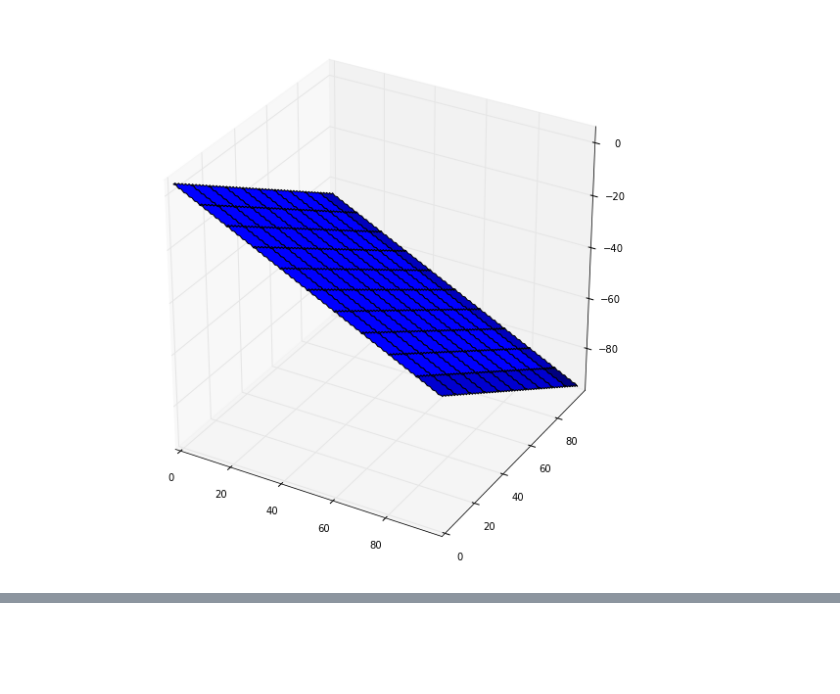
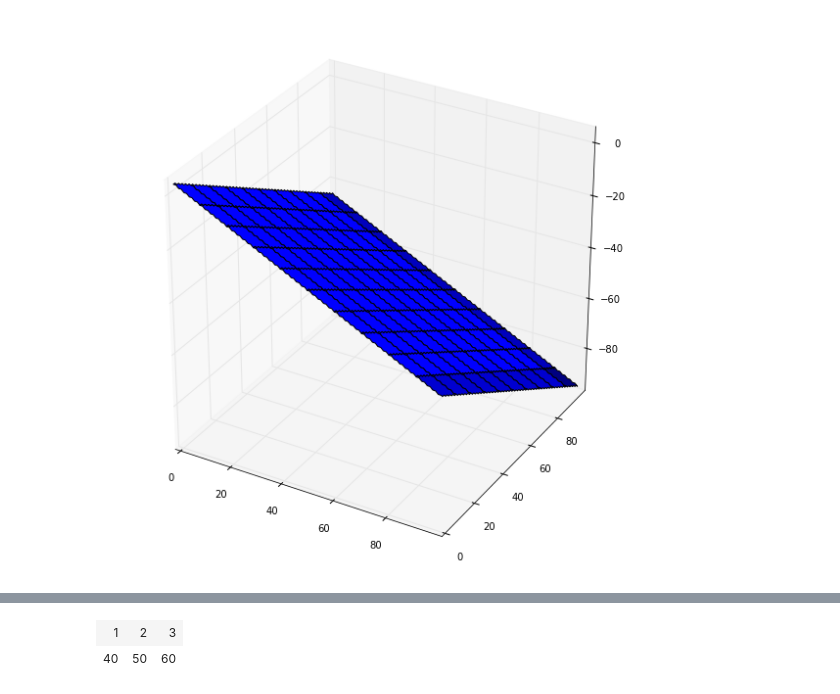
Before and after one commit to calebmadrigal/math-with-python, a Jupyter notebook: Scratch.ipynb, the cells around one changed output, grey strips where cells are left out. Saved outputs shown, nothing was run; the diff lists cells and outputs as text; code cells hidden in the pictures; blank space fills up the shorter version.

```diff
--- a/Scratch.ipynb
+++ b/Scratch.ipynb
@@ -36,0 +54,21 @@ dot(w1,w2)
+# %%
+class ListTable:
+    def __init__(self, table_list):
+        self.table_list = table_list
+    def _repr_html_(self):
+        html = ["<table>"]
+        for row in self.table_list:
+            html.append("<tr>")
+
+            for col in row:
+                html.append("<td>" + col + "</td>")
+
+            html.append("</tr>")
+        html.append("</table>")
+        return ''.join(html)
+# %%
+table = ListTable([['1','2','3'],['40','50','60']])
+table
+# %% [output]
+| 1 | 2 | 3 |
+| 40 | 50 | 60 |
```
Also changed, not shown: parts of 6 cells of this notebook, 1 other file.
